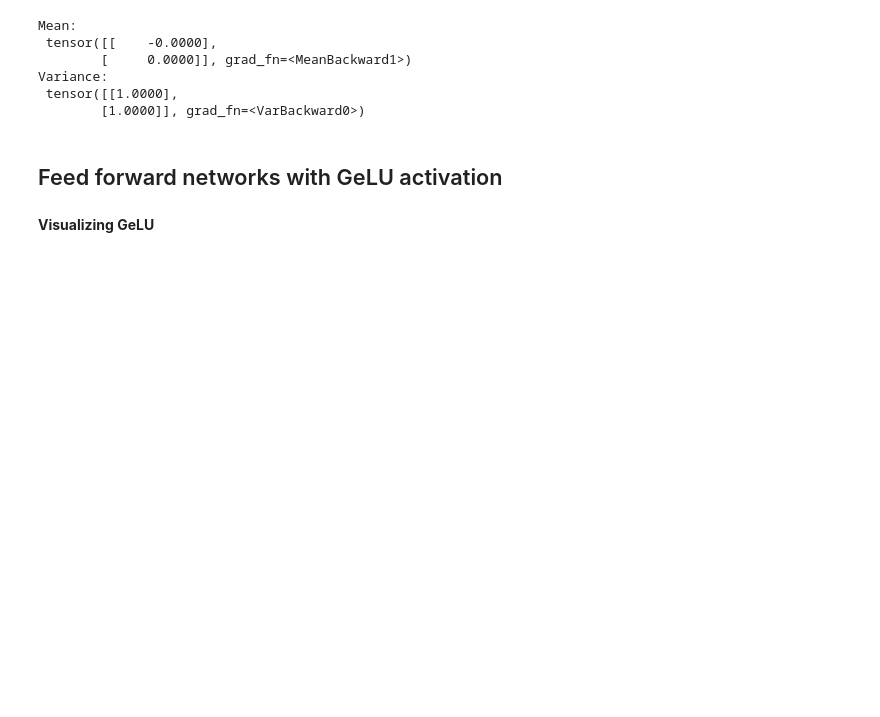
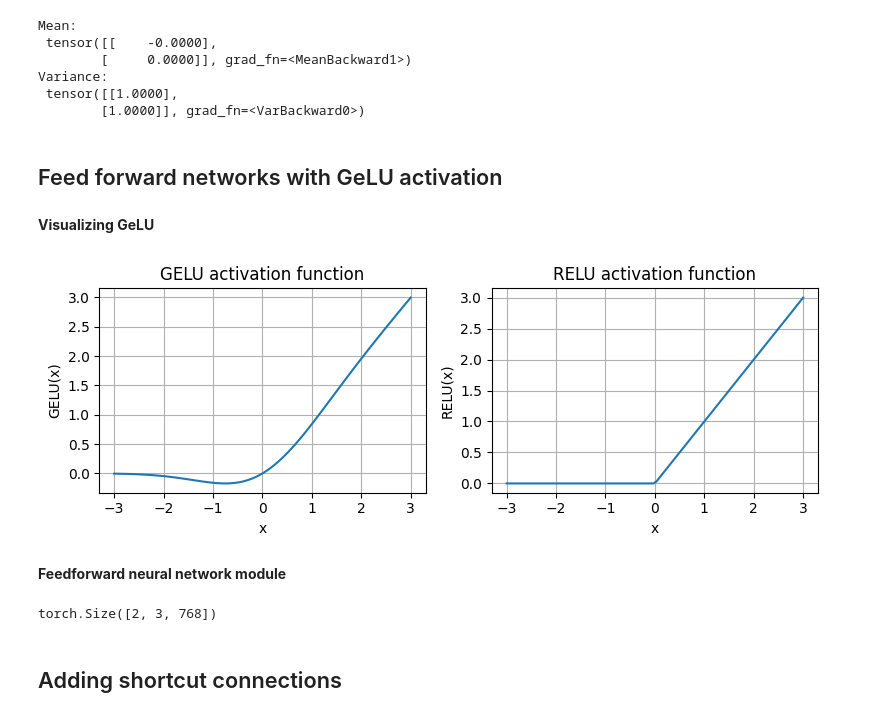
Before and after one commit to nirdesh-dev/llms-from-scratch, a Jupyter notebook: llm_architecture.ipynb, the cells around one changed output. Cells and saved outputs as stored; diff of their text form; code cells hidden in the pictures; blank space fills up the shorter version.

```diff
--- a/llm_architecture.ipynb
+++ b/llm_architecture.ipynb
@@ -190,5 +190,17 @@ gelu, relu = GELU(), nn.ReLU()
 # %%
 x = torch.linspace(-3, 3, 100)
 y_gelu, y_relu = gelu(x), relu(x)
 plt.figure(figsize = (8, 3))
 for i, (y, label) in enumerate(zip([y_gelu, y_relu], ["GELU", "RELU"]),1):
+    plt.subplot(1, 2, i)
+    plt.plot(x, y)
+    plt.title(f"{label} activation function")
+    plt.xlabel("x")
+    plt.ylabel(f"{label}(x)")
+    plt.grid(True)
+plt.tight_layout()
+plt.show()
+# %% [output]
+[figure, added]
+# %% [markdown]
+**Feedforward neural network module**
@@ -194,0 +219,9 @@ for i, (y, label) in enumerate(zip([y_gelu, y_relu], ["GELU", "RELU"]),1):
+# %%
+ffn = FeedForward(GPT_CONFIG_124M)
+x = torch.rand(2, 3, 768)
+out = ffn(x)
+print(out.shape)
+# %% [output]
+torch.Size([2, 3, 768])
+# %% [markdown]
+## Adding shortcut connections
```
Also changed, not shown: parts of 10 cells of this notebook, 1 other file.
